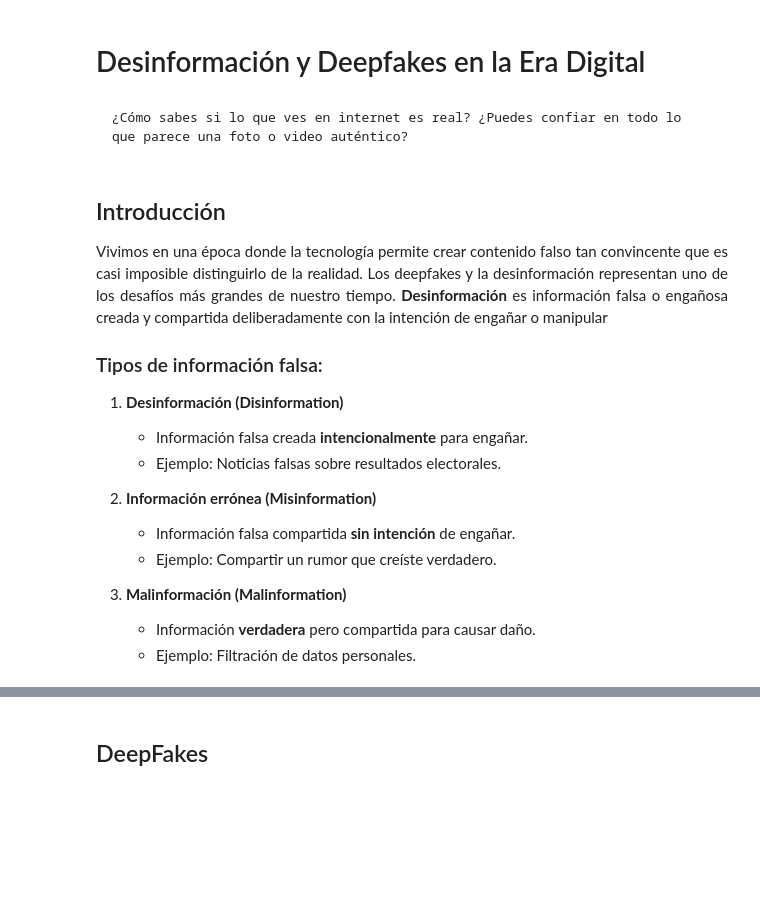
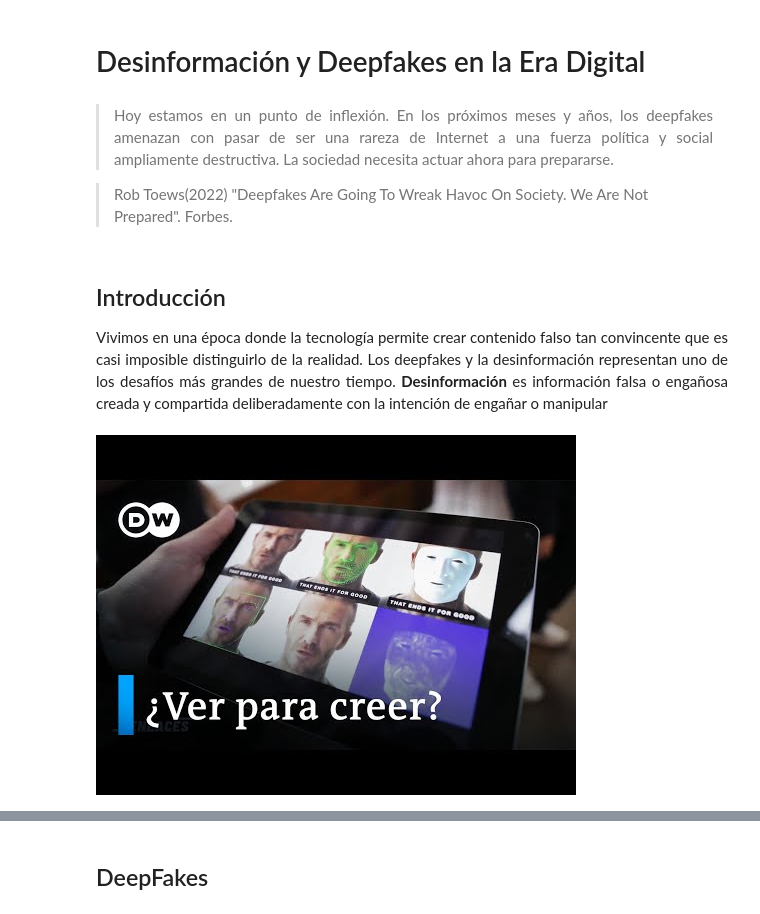
Before and after one commit to ClaudioRojasMon/apuntes_2025, a Jupyter notebook: Deepfakes.ipynb, the cells around one changed output, grey strips where cells are left out. Drawn from its saved outputs; the diff is of its cells as text; code cells hidden in the pictures; blank space fills up the shorter version.

Commit message:
Actualizar capítulos con nuevas imágenes (COMPAS, Reconocimiento, Metadatos, ReglamentoEUR) y mejoras de contenido

````diff
--- a/Deepfakes.ipynb
+++ b/Deepfakes.ipynb
@@ -1,25 +1,16 @@
 # %% [markdown]
 # Desinformación y Deepfakes en la Era Digital
 # %% [markdown]
-```{admonition} Pregunta inicial:
-¿Cómo sabes si lo que ves en internet es real? ¿Puedes confiar en todo lo que parece una foto o video auténtico?
-```
+><div align="justify">Hoy estamos en un punto de inflexión. En los próximos meses y años, los deepfakes amenazan con pasar de ser una rareza de Internet a una fuerza política y social ampliamente destructiva. La sociedad necesita actuar ahora para prepararse.</div>
+
+>Rob Toews(2022) "Deepfakes Are Going To Wreak Havoc On Society. We Are Not Prepared". Forbes.
 # %% [markdown]
 ## Introducción
 
 <div align="justify">
 Vivimos en una época donde la tecnología permite crear contenido falso tan convincente que es casi imposible distinguirlo de la realidad. Los deepfakes y la desinformación representan uno de los desafíos más grandes de nuestro tiempo. <strong>Desinformación</strong> es información falsa o engañosa creada y compartida deliberadamente con la intención de engañar o manipular</div>
-
-### Tipos de información falsa:
-
-1. **Desinformación (Disinformation)**
-   - Información falsa creada **intencionalmente** para engañar.
-   - Ejemplo: Noticias falsas sobre resultados electorales.
-
-2. **Información errónea (Misinformation)**
-   - Información falsa compartida **sin intención** de engañar.
-   - Ejemplo: Compartir un rumor que creíste verdadero.
-
-3. **Malinformación (Malinformation)**
-   - Información **verdadera** pero compartida para causar daño.
-   - Ejemplo: Filtración de datos personales.
+# %%
+from IPython.display import YouTubeVideo
+YouTubeVideo('ACVglWBYhQA', width=800, height=450)
+# %% [output]
+[figure, added]
````
Also changed, not shown: parts of 16 cells of this notebook, 13 other files.
